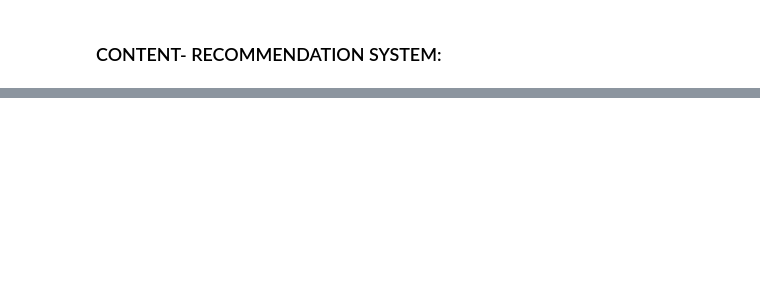
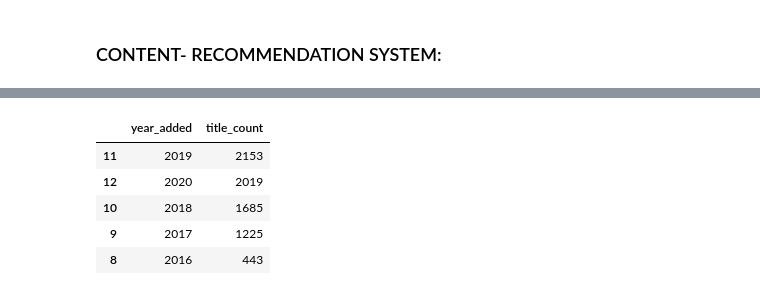
Before and after one commit to omsatyawanpathakgit/DataScienceProjects, a Jupyter notebook: NETFLIX DS PROJECT/netflix_ds_project.ipynb, the cells around one changed output, grey strips where cells are left out. Saved outputs shown, nothing was run; the diff lists cells and outputs as text; code cells hidden in the pictures; blank space fills up the shorter version.

```diff
--- a/NETFLIX DS PROJECT/netflix_ds_project.ipynb
+++ b/NETFLIX DS PROJECT/netflix_ds_project.ipynb
@@ -660,0 +656,20 @@ Recommendations similar to: **Kesari 2**
+# %%
+import numpy as np
+import pandas as pd
+import matplotlib.pyplot as plt
+
+from sklearn.model_selection import train_test_split
+from sklearn.metrics import r2_score, mean_absolute_error
+
+yearly_data = df.groupby('year_added').size().reset_index(name='title_count')
+yearly_data = yearly_data[yearly_data['year_added'] <= 2021]
+
+X = yearly_data[['year_added']]
+y = yearly_data['title_count']
+
+# ✅ DO THIS ONLY ONCE
+X_train, X_test, y_train, y_test = train_test_split(
+    X, y, test_size=0.2, random_state=42
+)
+
+future_years = np.array([[2022], [2023], [2024], [2025]])
@@ -660,0 +804,9 @@ Recommendations similar to: **Kesari 2**
+# %%
+yearly_data.sort_values(by="title_count",ascending=False).head(5)
+# %% [output]
+|  | year_added | title_count |
+| 11 | 2019 | 2153 |
+| 12 | 2020 | 2019 |
+| 10 | 2018 | 1685 |
+| 9 | 2017 | 1225 |
+| 8 | 2016 | 443 |
```
Also changed, not shown: parts of 23 cells of this notebook, 1 other file.
